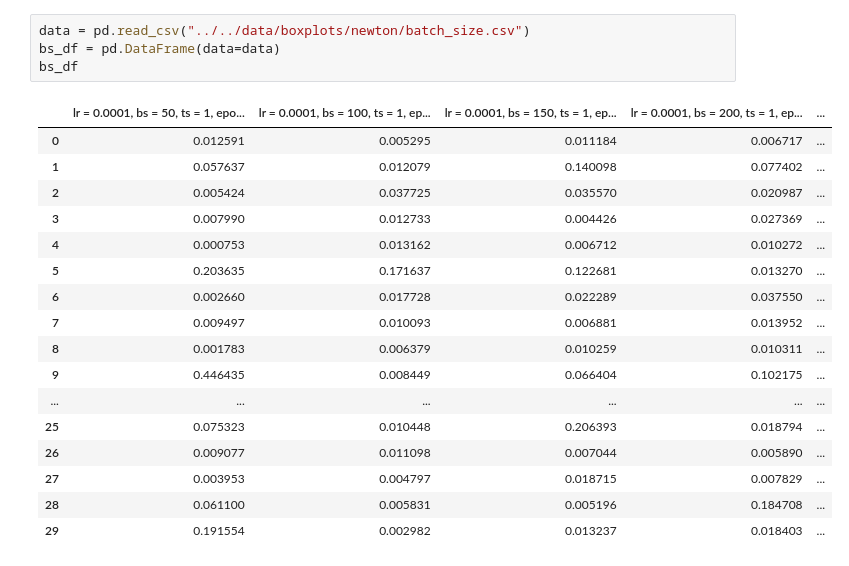
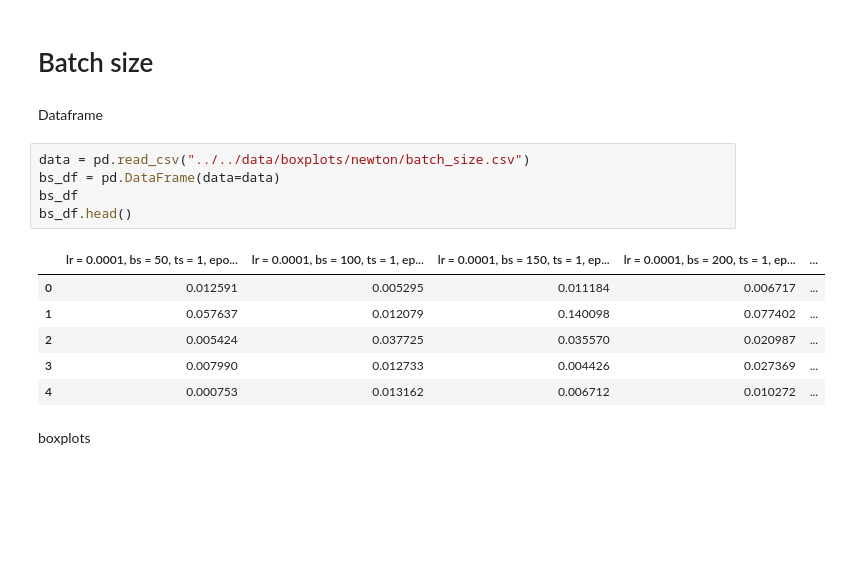
Before and after one commit to runnily/3095-Simulations-of-hybrid-systems-using-neural-networks, a Jupyter notebook: plots/Box plots/Newtons Cooling Law.ipynb, the cells around one changed output. Drawn from its saved outputs; the diff is of its cells as text; blank space fills up the shorter version.

```diff
--- a/plots/Box plots/Newtons Cooling Law.ipynb
+++ b/plots/Box plots/Newtons Cooling Law.ipynb
@@ -33,25 +52,21 @@ boxplots(3, lr_df)
+# %% [markdown]
+# Batch size
+# %% [markdown]
+Dataframe
 # %%
 data = pd.read_csv("../../data/boxplots/newton/batch_size.csv")
 bs_df = pd.DataFrame(data=data)
 bs_df
+bs_df.head()
 # %% [output]
 |  | lr = 0.0001, bs = 50, ts = 1, epo... | lr = 0.0001, bs = 100, ts = 1, ep... | lr = 0.0001, bs = 150, ts = 1, ep... | lr = 0.0001, bs = 200, ts = 1, ep... | ... |
 | 0 | 0.012591 | 0.005295 | 0.011184 | 0.006717 | ... |
 | 1 | 0.057637 | 0.012079 | 0.140098 | 0.077402 | ... |
 | 2 | 0.005424 | 0.037725 | 0.035570 | 0.020987 | ... |
 | 3 | 0.007990 | 0.012733 | 0.004426 | 0.027369 | ... |
 | 4 | 0.000753 | 0.013162 | 0.006712 | 0.010272 | ... |
-| 5 | 0.203635 | 0.171637 | 0.122681 | 0.013270 | ... |
-| 6 | 0.002660 | 0.017728 | 0.022289 | 0.037550 | ... |
-| 7 | 0.009497 | 0.010093 | 0.006881 | 0.013952 | ... |
-| 8 | 0.001783 | 0.006379 | 0.010259 | 0.010311 | ... |
-| 9 | 0.446435 | 0.008449 | 0.066404 | 0.102175 | ... |
-| ... | ... | ... | ... | ... | ... |
-| 25 | 0.075323 | 0.010448 | 0.206393 | 0.018794 | ... |
-| 26 | 0.009077 | 0.011098 | 0.007044 | 0.005890 | ... |
-| 27 | 0.003953 | 0.004797 | 0.018715 | 0.007829 | ... |
-| 28 | 0.061100 | 0.005831 | 0.005196 | 0.184708 | ... |
-| 29 | 0.191554 | 0.002982 | 0.013237 | 0.018403 | ... |
+# %% [markdown]
+boxplots
 # %%
 boxplots(3, bs_df)
 # %% [output]
```
Also changed, not shown: parts of 26 cells of this notebook, 25 other files.
